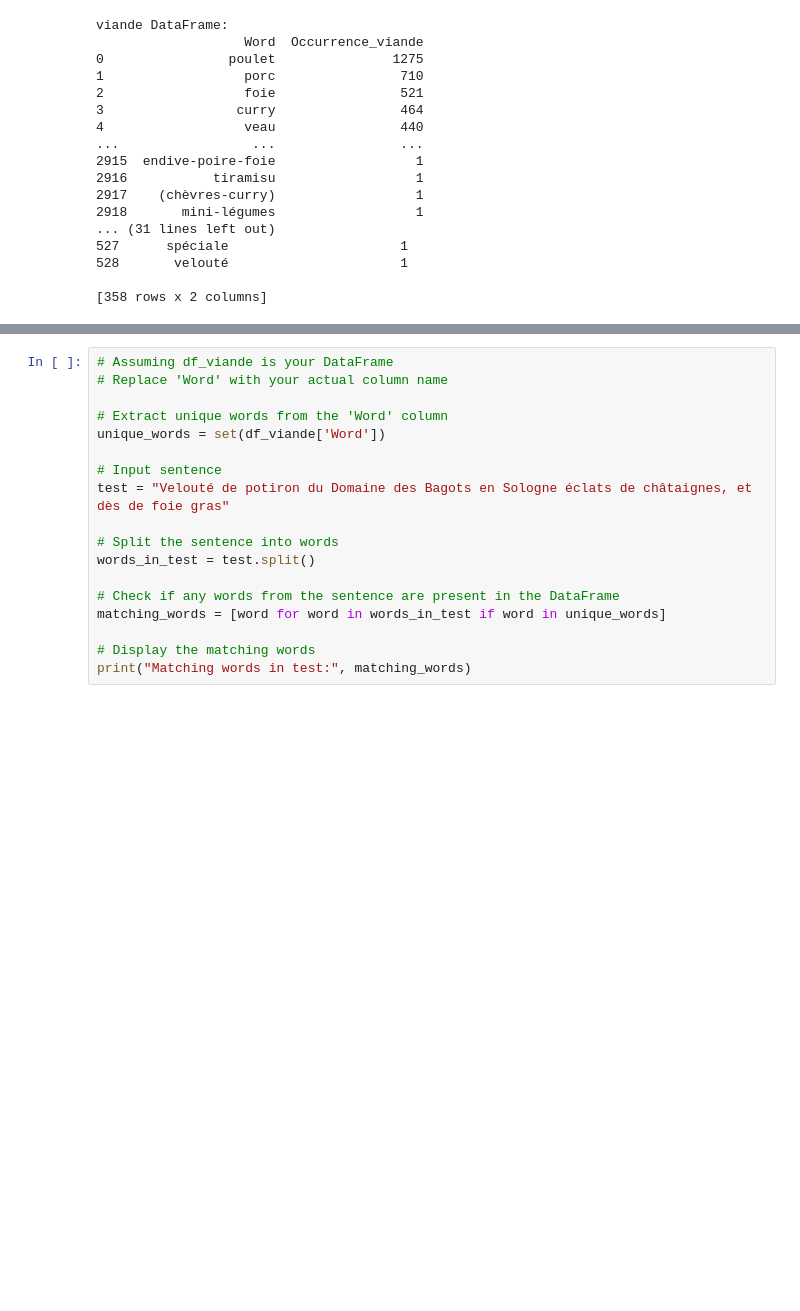
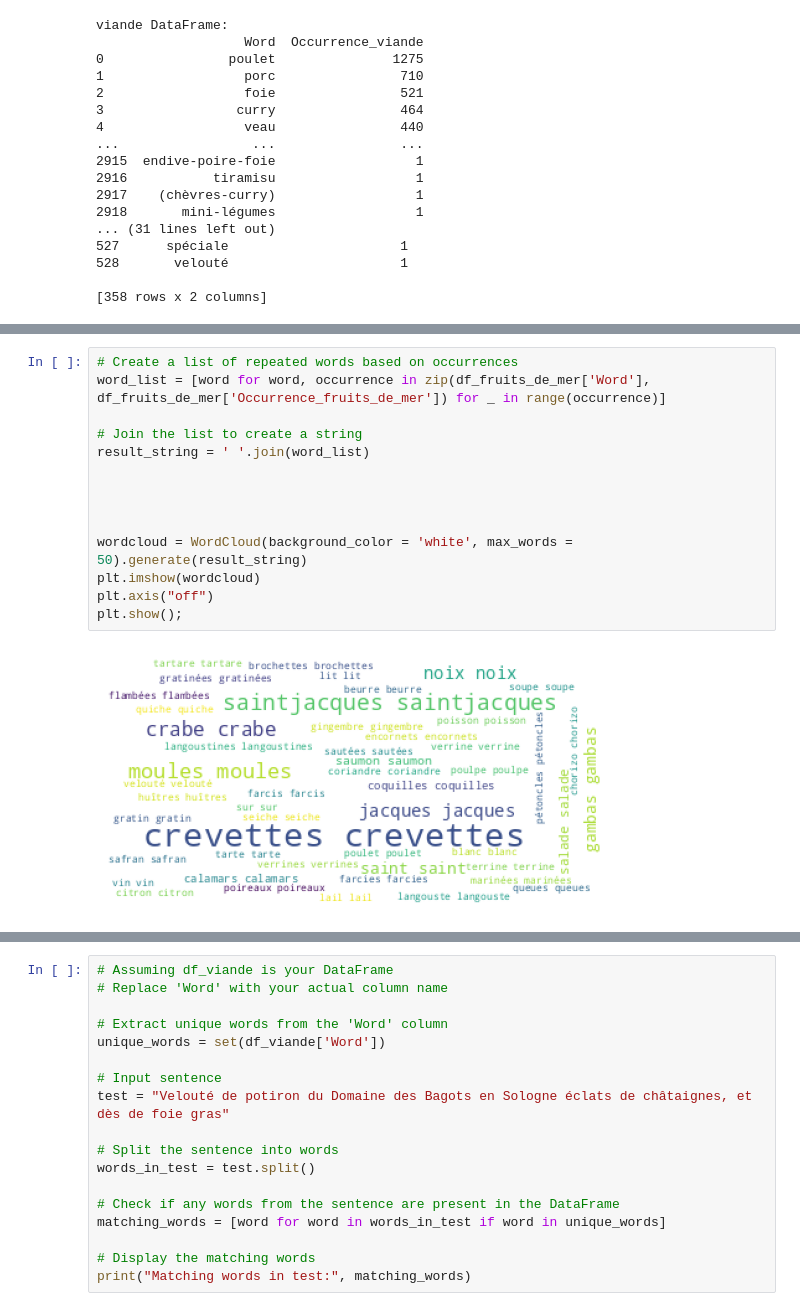
Before and after one commit to Northindochina/vegetarian-menu, a Jupyter notebook: soup_nikola.ipynb, the cells around one changed output, grey strips where cells are left out. Saved outputs shown, nothing was run; the diff lists cells and outputs as text; blank space fills up the shorter version.

```diff
--- a/soup_nikola.ipynb
+++ b/soup_nikola.ipynb
@@ -596,3 +619,19 @@ plt.show();
+# %%
+# Create a list of repeated words based on occurrences
+word_list = [word for word, occurrence in zip(df_fruits_de_mer['Word'], df_fruits_de_mer['Occurrence_fruits_de_mer']) for _ in range(occurrence)]
+
+# Join the list to create a string
+result_string = ' '.join(word_list)
+
+
+
+
+wordcloud = WordCloud(background_color = 'white', max_words = 50).generate(result_string)
+plt.imshow(wordcloud)
+plt.axis("off")
+plt.show();
+# %% [output]
+[figure, added]
 # %%
 test=df.iloc[0, 1]
 test
```
Also changed, not shown: parts of 22 cells of this notebook.
